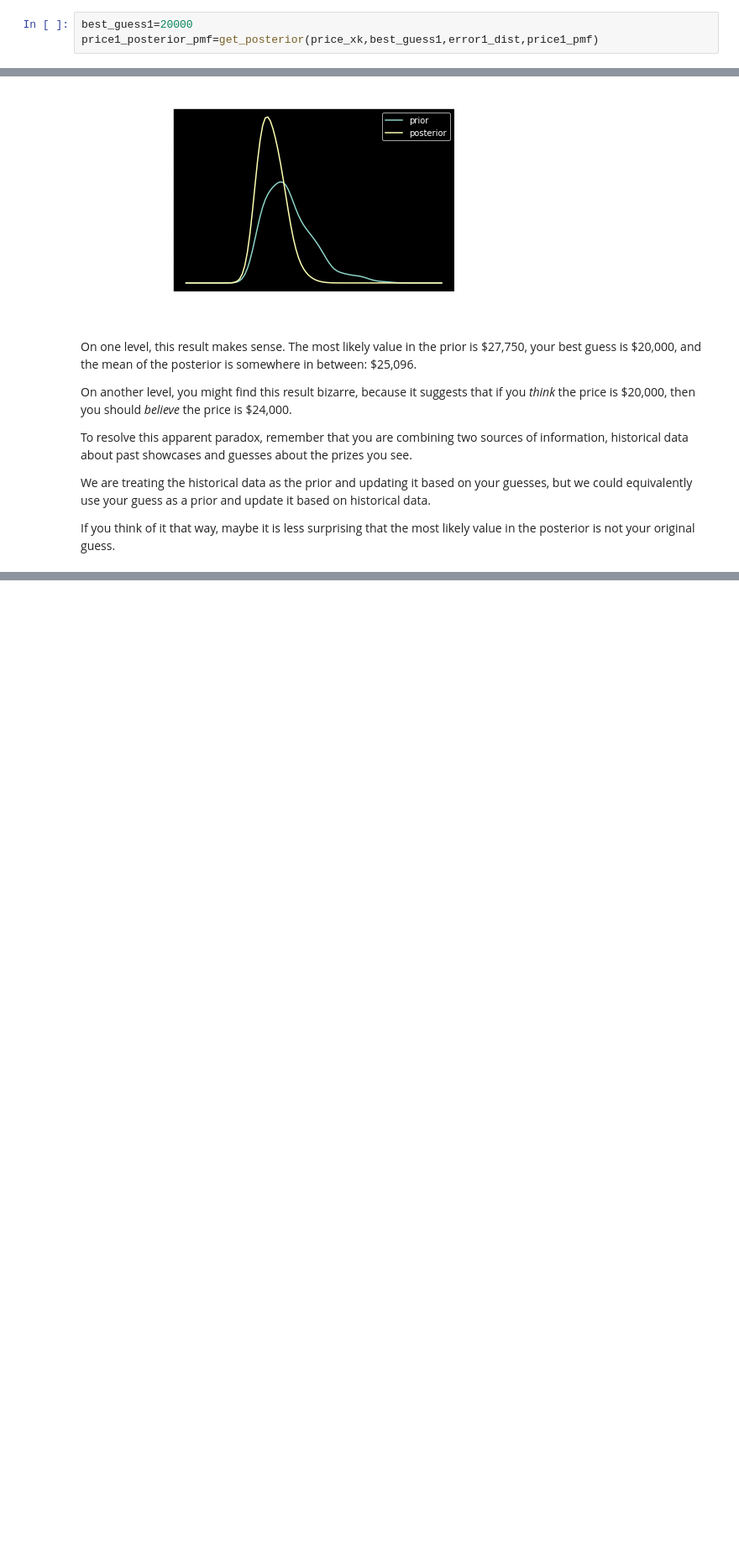
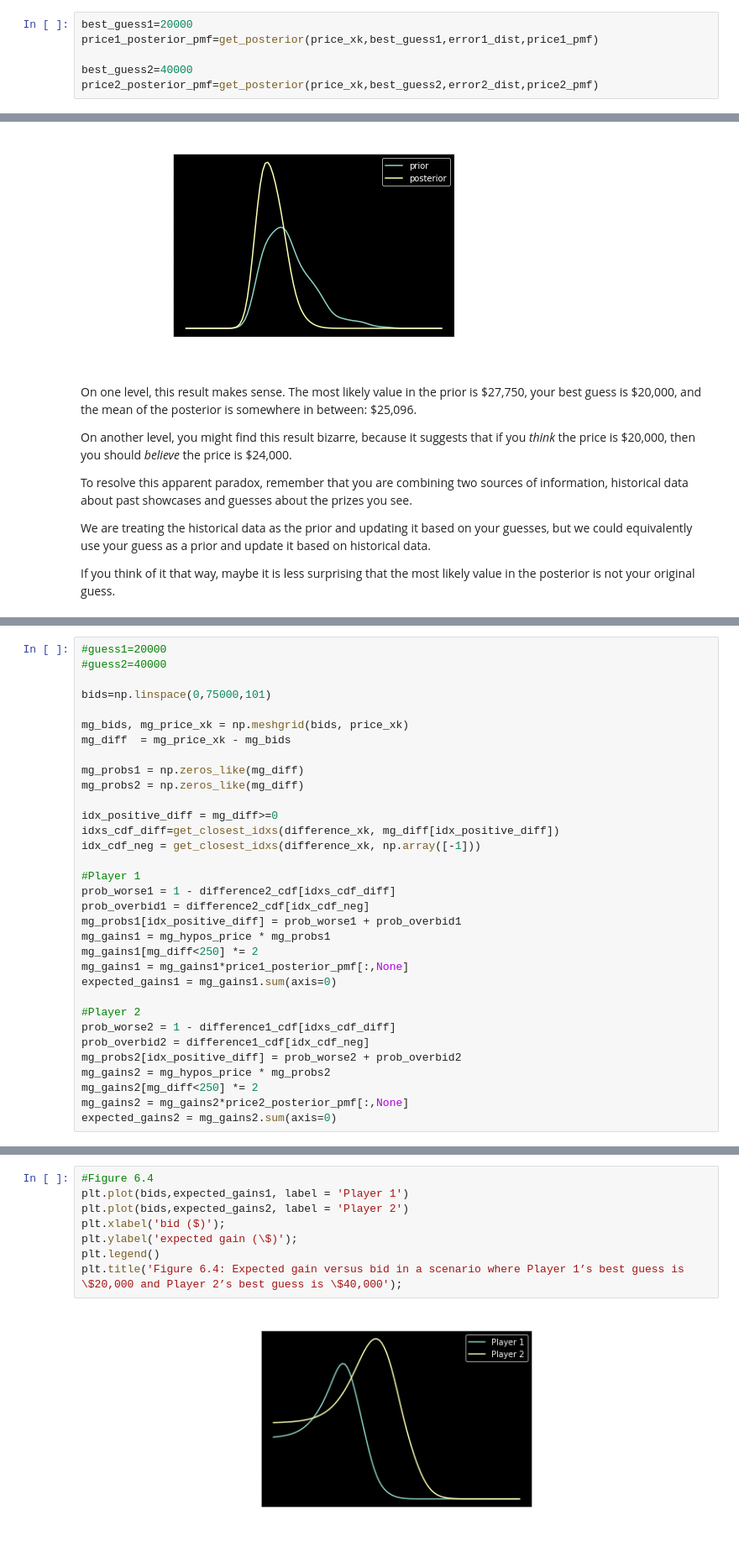
Before and after one commit to antshk/ThinkBayes, a Jupyter notebook: notebooks/06_Decision_Analysis.ipynb, the cells around one changed output, grey strips where cells are left out. Shown: that part at 84% size. Cells and saved outputs as stored; diff of their text form; blank space fills up the shorter version.

```diff
--- a/notebooks/06_Decision_Analysis.ipynb
+++ b/notebooks/06_Decision_Analysis.ipynb
@@ -345,6 +345,9 @@ the prizes is \$20,000.
 # %%
 best_guess1=20000
 price1_posterior_pmf=get_posterior(price_xk,best_guess1,error1_dist,price1_pmf)
+
+best_guess2=40000
+price2_posterior_pmf=get_posterior(price_xk,best_guess2,error2_dist,price2_pmf)
 # %% [markdown]
 Figure 6.3 shows prior and posterior beliefs about the actual
 price. The posterior is shifted to the left because your guess is on the
@@ -469 +451,34 @@ plt.legend();
+# %%
+#guess1=20000
+#guess2=40000
+
+bids=np.linspace(0,75000,101)
+
+mg_bids, mg_price_xk = np.meshgrid(bids, price_xk)
+mg_diff  = mg_price_xk - mg_bids
+
+mg_probs1 = np.zeros_like(mg_diff)
+mg_probs2 = np.zeros_like(mg_diff)
+
+idx_positive_diff = mg_diff>=0
+idxs_cdf_diff=get_closest_idxs(difference_xk, mg_diff[idx_positive_diff])
+idx_cdf_neg = get_closest_idxs(difference_xk, np.array([-1]))
+
+#Player 1
+prob_worse1 = 1 - difference2_cdf[idxs_cdf_diff]
+prob_overbid1 = difference2_cdf[idx_cdf_neg]
+mg_probs1[idx_positive_diff] = prob_worse1 + prob_overbid1
+mg_gains1 = mg_hypos_price * mg_probs1
+mg_gains1[mg_diff<250] *= 2
+mg_gains1 = mg_gains1*price1_posterior_pmf[:,None]
+expected_gains1 = mg_gains1.sum(axis=0)
+
+#Player 2
+prob_worse2 = 1 - difference1_cdf[idxs_cdf_diff]
+prob_overbid2 = difference1_cdf[idx_cdf_neg]
+mg_probs2[idx_positive_diff] = prob_worse2 + prob_overbid2
+mg_gains2 = mg_hypos_price * mg_probs2
+mg_gains2[mg_diff<250] *= 2
+mg_gains2 = mg_gains2*price2_posterior_pmf[:,None]
+expected_gains2 = mg_gains2.sum(axis=0)
 # %% [markdown]
@@ -541,0 +488,10 @@ less than the best guess.
+# %%
+#Figure 6.4
+plt.plot(bids,expected_gains1, label = 'Player 1')
+plt.plot(bids,expected_gains2, label = 'Player 2')
+plt.xlabel('bid ($)');
+plt.ylabel('expected gain (\$)');
+plt.legend()
+plt.title('Figure 6.4: Expected gain versus bid in a scenario where Player 1’s best guess is \$20,000 and Player 2’s best guess is \$40,000');
+# %% [output]
+[figure, added]
```
Also changed, not shown: parts of 18 cells of this notebook.
